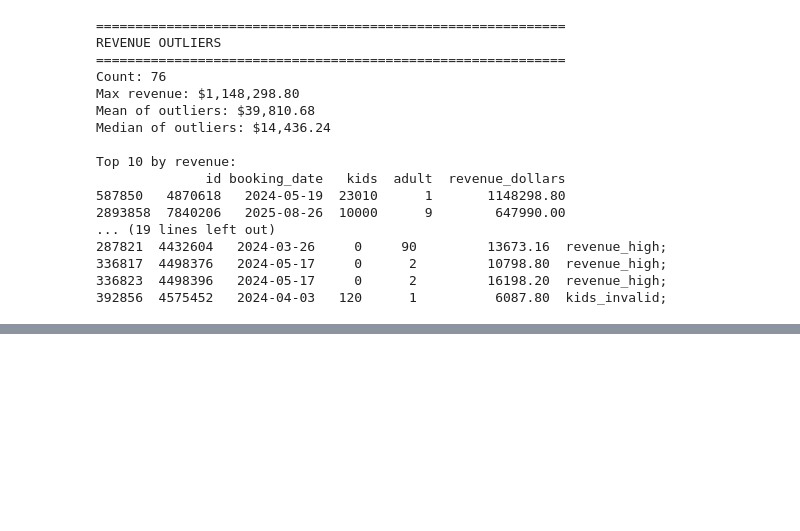
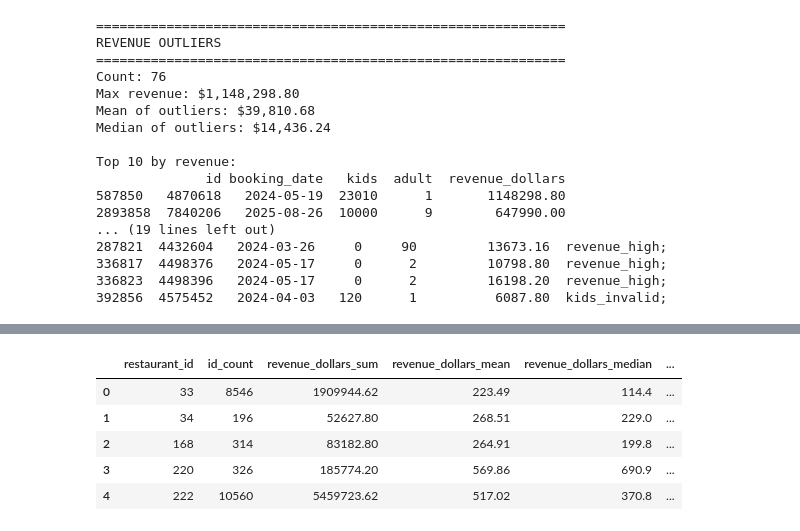
Before and after one commit to liyunling2/OPE, a Jupyter notebook: _1_eda/main.ipynb, the cells around one changed output, grey strips where cells are left out. Cells and saved outputs as stored; diff of their text form; code cells hidden in the pictures; blank space fills up the shorter version.

```diff
--- a/_1_eda/main.ipynb
+++ b/_1_eda/main.ipynb
@@ -339,0 +374,76 @@ restaurant_agg = restaurant_agg.reset_index()
+# %%
+import numpy as np
+import pandas as pd
+
+# -----------------------------
+# 0) Ensure categorical columns exist + are clean
+# -----------------------------
+categorical_cols = [
+    "medium",
+    "arrived",
+    "has_special_request",
+    "has_promptpay",
+    "has_cc",
+    "has_shopee_pay",
+    "has_alipay",
+    "has_wechat_pay",
+    "has_true_wallet",
+]
+
+# Keep only cols that actually exist (prevents KeyError)
+categorical_cols = [c for c in categorical_cols if c in valid_bookings_df.columns]
+
+# Optional: standardize booleans to True/False (helps OHE consistency)
+bool_like = [c for c in categorical_cols if c != "medium"]
+for c in bool_like:
+    valid_bookings_df[c] = valid_bookings_df[c].astype("bool", errors="ignore")
+
+# Optional: fill missing medium as "unknown" so it gets its own bucket
+if "medium" in categorical_cols:
+    valid_bookings_df["medium"] = valid_bookings_df["medium"].fillna("unknown").astype(str)
+
+# -----------------------------
+# 1) One-hot encode booking-level categorical vars
+# -----------------------------
+group_var = "restaurant_id"
+
+bookings_ohe = pd.get_dummies(
+    valid_bookings_df[[group_var] + categorical_cols].copy(),
+    columns=categorical_cols,
+    prefix=categorical_cols,
+    prefix_sep="__",
+    dummy_na=False,
+)
+
+# Grab ONLY the dummy columns we created
+dummy_cols = [c for c in bookings_ohe.columns if c != group_var]
+
+# -----------------------------
+# 2) Aggregate dummies per restaurant: mean + sum
+#    - mean => "share of bookings with that attribute"
+#    - sum  => "count of bookings with that attribute"
+# -----------------------------
+cat_grouped = bookings_ohe.groupby(group_var)[dummy_cols].agg(["mean", "sum"])
+
+# Flatten columns into <dummy>_count_norm and <dummy>_count
+cat_grouped.columns = [
+    f"{col}_count_norm" if stat == "mean" else f"{col}_count"
+    for col, stat in cat_grouped.columns
+]
+cat_grouped = cat_grouped.reset_index()
+
+# -----------------------------
+# 3) Merge into your restaurant_agg
+# -----------------------------
+restaurant_agg = restaurant_agg.merge(
+    cat_grouped,
+    on="restaurant_id",
+    how="left",
+)
+
+# If a restaurant somehow has no rows in cat_grouped, fill 0 for those dummy aggregations
+new_cat_cols = [c for c in restaurant_agg.columns if c.endswith("_count") or c.endswith("_count_norm")]
+restaurant_agg[new_cat_cols] = restaurant_agg[new_cat_cols].fillna(0)
+
+restaurant_agg.head()
+# %% [output]
@@ -339,0 +470,6 @@ restaurant_agg = restaurant_agg.reset_index()
+|  | restaurant_id | id_count | revenue_dollars_sum | revenue_dollars_mean | revenue_dollars_median | ... |
+| 0 | 33 | 8546 | 1909944.62 | 223.49 | 114.4 | ... |
+| 1 | 34 | 196 | 52627.80 | 268.51 | 229.0 | ... |
+| 2 | 168 | 314 | 83182.80 | 264.91 | 199.8 | ... |
+| 3 | 220 | 326 | 185774.20 | 569.86 | 690.9 | ... |
+| 4 | 222 | 10560 | 5459723.62 | 517.02 | 370.8 | ... |
```
Also changed, not shown: parts of 15 cells of this notebook, 15 other files.
